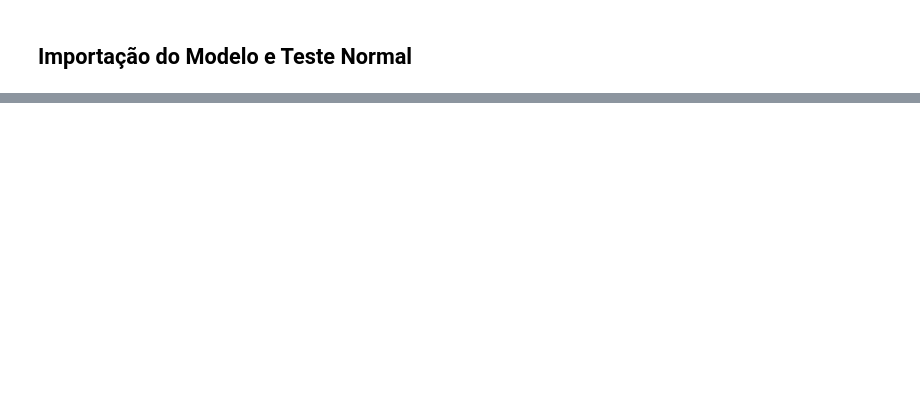
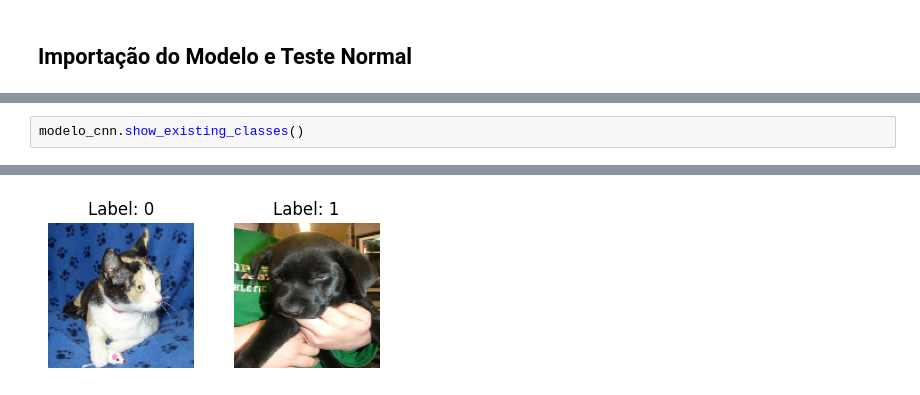
Before and after one commit to rafaelantunes04/Trabalho-Pratico-Interpretabilidade-e-Causalidade, a Jupyter notebook: Trab Pratico.ipynb, the cells around one changed output, grey strips where cells are left out. Saved outputs shown, nothing was run; the diff lists cells and outputs as text; blank space fills up the shorter version.

```diff
--- a/Trab Pratico.ipynb
+++ b/Trab Pratico.ipynb
@@ -32,0 +64,3 @@ testar_modelo(modelo, 5)
+# %%
+modelo_cnn.show_existing_classes()
+# %% [output]
@@ -33 +68,2 @@ testar_modelo(modelo, 5)
+[figure, added]
 # %%
```
Also changed, not shown: parts of 6 cells of this notebook, 16 other files.
